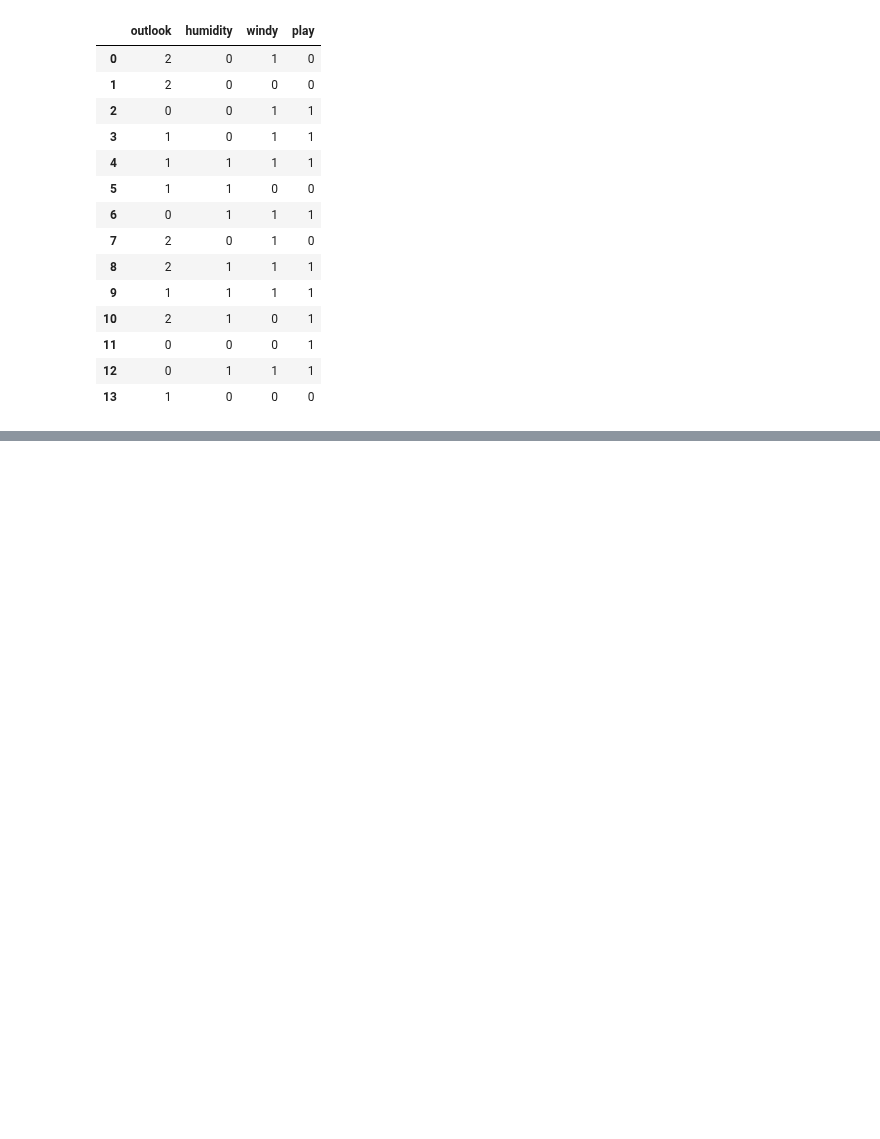
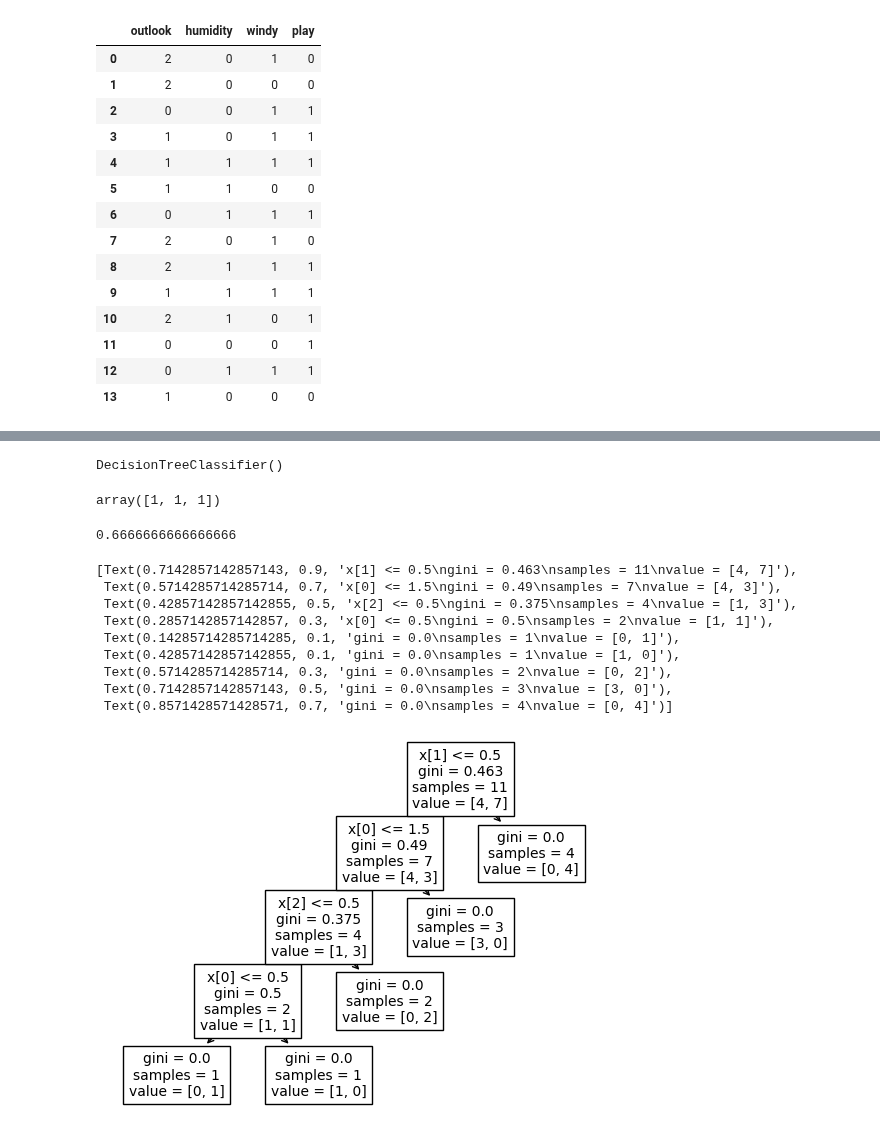
Before and after one commit to Prerak1310/FOML, a Jupyter notebook: DecisionTrees/DecisionTree(Weather).ipynb, the cells around one changed output, grey strips where cells are left out. Cells and saved outputs as stored; diff of their text form; code cells hidden in the pictures; blank space fills up the shorter version.

Commit message:
decision tree ipynb added

```diff
--- a/DecisionTrees/DecisionTree(Weather).ipynb
+++ b/DecisionTrees/DecisionTree(Weather).ipynb
@@ -49,0 +50,8 @@ weather_dataset
+# %%
+import numpy as np
+X = weather_dataset[feature_columns]
+y = weather_dataset['play']
+# %%
+from sklearn.model_selection import train_test_split
+X_train,X_test,y_train,y_test = train_test_split(X,y ,test_size= 0.2)
+X_train
@@ -49,0 +71,29 @@ weather_dataset
+# %%
+from sklearn.tree import DecisionTreeClassifier
+classifier = DecisionTreeClassifier(criterion='')
+# %%
+classifier.fit(X_train,y_train)
+# %% [output]
+DecisionTreeClassifier()
+# %%
+classifier.predict(X_test)
+# %% [output]
+array([1, 1, 1])
+# %%
+classifier.score(X_test,y_test)
+# %% [output]
+0.6666666666666666
+# %%
+from sklearn.tree import plot_tree
+plot_tree(classifier)
+# %% [output]
+[Text(0.7142857142857143, 0.9, 'x[1] <= 0.5\ngini = 0.463\nsamples = 11\nvalue = [4, 7]'),
+ Text(0.5714285714285714, 0.7, 'x[0] <= 1.5\ngini = 0.49\nsamples = 7\nvalue = [4, 3]'),
+ Text(0.42857142857142855, 0.5, 'x[2] <= 0.5\ngini = 0.375\nsamples = 4\nvalue = [1, 3]'),
+ Text(0.2857142857142857, 0.3, 'x[0] <= 0.5\ngini = 0.5\nsamples = 2\nvalue = [1, 1]'),
+ Text(0.14285714285714285, 0.1, 'gini = 0.0\nsamples = 1\nvalue = [0, 1]'),
+ Text(0.42857142857142855, 0.1, 'gini = 0.0\nsamples = 1\nvalue = [1, 0]'),
+ Text(0.5714285714285714, 0.3, 'gini = 0.0\nsamples = 2\nvalue = [0, 2]'),
+ Text(0.7142857142857143, 0.5, 'gini = 0.0\nsamples = 3\nvalue = [3, 0]'),
+ Text(0.8571428571428571, 0.7, 'gini = 0.0\nsamples = 4\nvalue = [0, 4]')]
+[figure, added]
```
Also changed, not shown: parts of 3 cells of this notebook.
